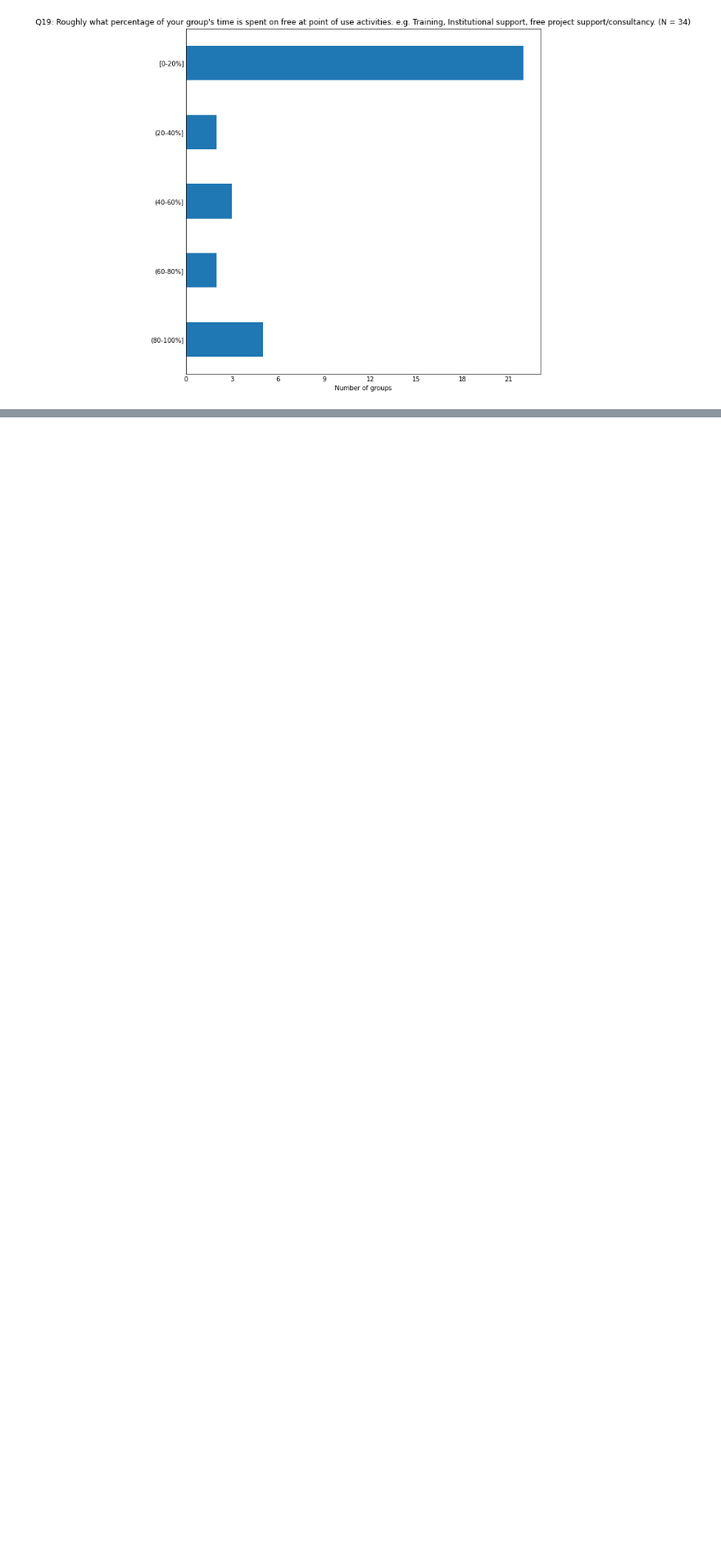
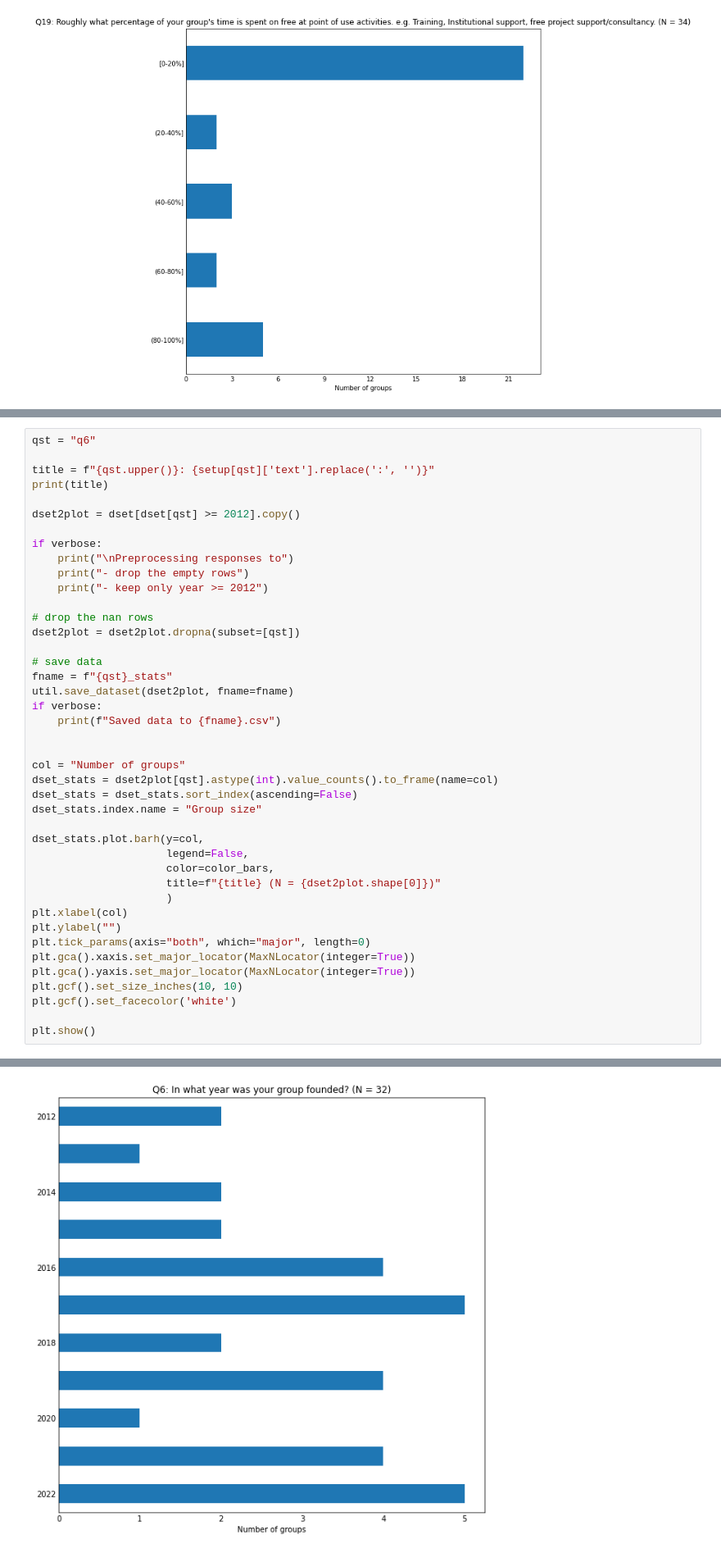
Before and after one commit to softwaresaved/RSE-Group-Leaders-Survey-2023_Python, a Jupyter notebook: notebooks/PRODUCE_report.ipynb, the cells around one changed output, grey strips where cells are left out. Shown at 82% size. Saved outputs shown, nothing was run; the diff lists cells and outputs as text; blank space fills up the shorter version.

```diff
--- a/notebooks/PRODUCE_report.ipynb
+++ b/notebooks/PRODUCE_report.ipynb
@@ -411,0 +414,43 @@ Saved data to q19_stats.csv
+# %%
+qst = "q6"
+
+title = f"{qst.upper()}: {setup[qst]['text'].replace(':', '')}"
+print(title)
+
+dset2plot = dset[dset[qst] >= 2012].copy()
+
+if verbose:
+    print("\nPreprocessing responses to")
+    print("- drop the empty rows")
+    print("- keep only year >= 2012")
+
+# drop the nan rows
+dset2plot = dset2plot.dropna(subset=[qst])
+
+# save data
+fname = f"{qst}_stats"
+util.save_dataset(dset2plot, fname=fname)
+if verbose:
+    print(f"Saved data to {fname}.csv")
+
+
+col = "Number of groups"
+dset_stats = dset2plot[qst].astype(int).value_counts().to_frame(name=col)
+dset_stats = dset_stats.sort_index(ascending=False)
+dset_stats.index.name = "Group size"
+
+dset_stats.plot.barh(y=col,
+                     legend=False,
+                     color=color_bars,
+                     title=f"{title} (N = {dset2plot.shape[0]})"
+                     )
+plt.xlabel(col)
+plt.ylabel("")
+plt.tick_params(axis="both", which="major", length=0)
+plt.gca().xaxis.set_major_locator(MaxNLocator(integer=True))
+plt.gca().yaxis.set_major_locator(MaxNLocator(integer=True))
+plt.gcf().set_size_inches(10, 10)
+plt.gcf().set_facecolor('white')
+
+plt.show()
+# %% [output]
@@ -411,0 +463 @@ Saved data to q19_stats.csv
+[figure, added]
```
Also changed, not shown: parts of 8 cells of this notebook, 9 other files.
